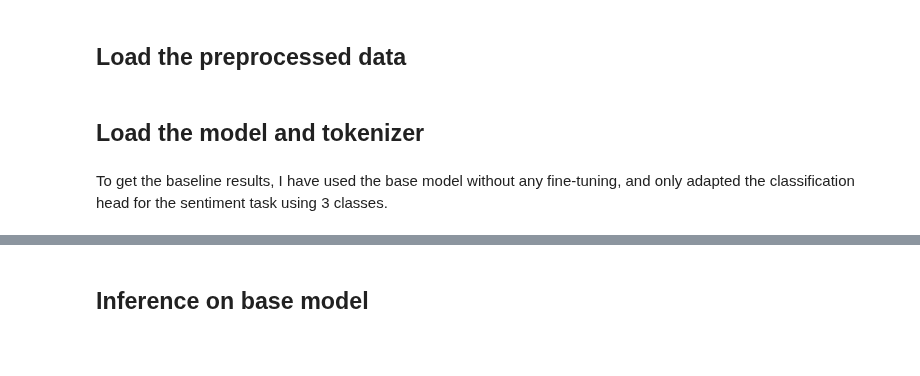
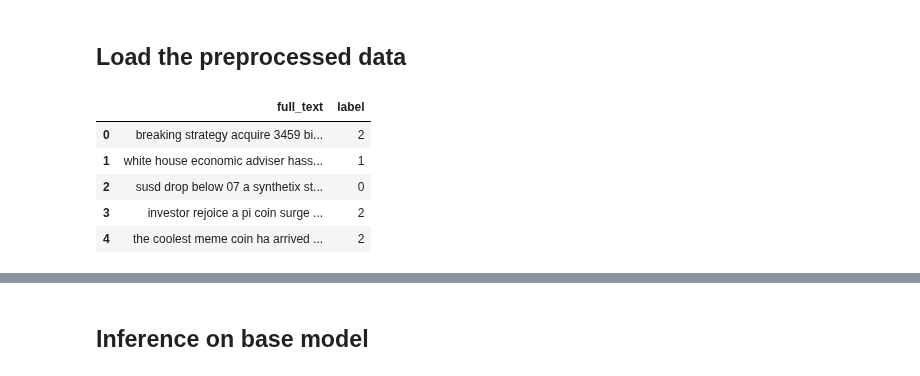
Before and after one commit to hstoklosa/sentix-nlp, a Jupyter notebook: baseline.ipynb, the cells around one changed output, grey strips where cells are left out. Saved outputs shown, nothing was run; the diff lists cells and outputs as text; code cells hidden in the pictures; blank space fills up the shorter version.

```diff
--- a/baseline.ipynb
+++ b/baseline.ipynb
@@ -63,12 +82,12 @@ class NewsDataset(Dataset):
 # %%
 test_set_path = os.path.join(PREPROCESSED_DATA_DIR, "coindesk_test.csv")
-train_set_path = os.path.join(PREPROCESSED_DATA_DIR, "coindesk_train.csv")
-val_set_path = os.path.join(PREPROCESSED_DATA_DIR, "coindesk_val.csv")
+test_df = pd.read_csv(test_set_path)
 
-train_df = pd.read_csv(train_set_path)
-val_df = pd.read_csv(val_set_path)
-test_df = pd.read_csv(test_set_path)
+test_df.head()
+# %% [output]
+|  | full_text | label |
+| 0 | breaking strategy acquire 3459 bi... | 2 |
+| 1 | white house economic adviser hass... | 1 |
+| 2 | susd drop below 07 a synthetix st... | 0 |
+| 3 | investor rejoice a pi coin surge ... | 2 |
+| 4 | the coolest meme coin ha arrived ... | 2 |
-# %% [markdown]
- ## Load the model and tokenizer
-# %% [markdown]
-To get the baseline results, I have used the base model without any fine-tuning, and only adapted the classification head for the sentiment task using 3 classes.
```
Also changed, not shown: parts of 22 cells of this notebook.
